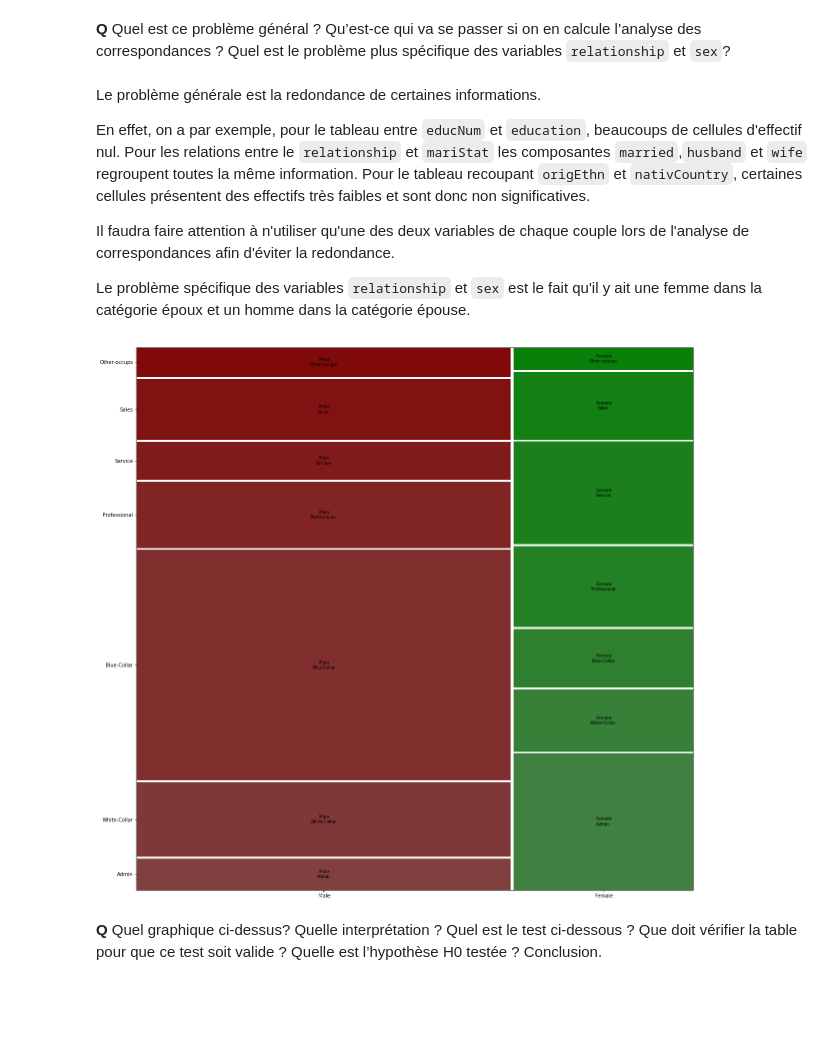
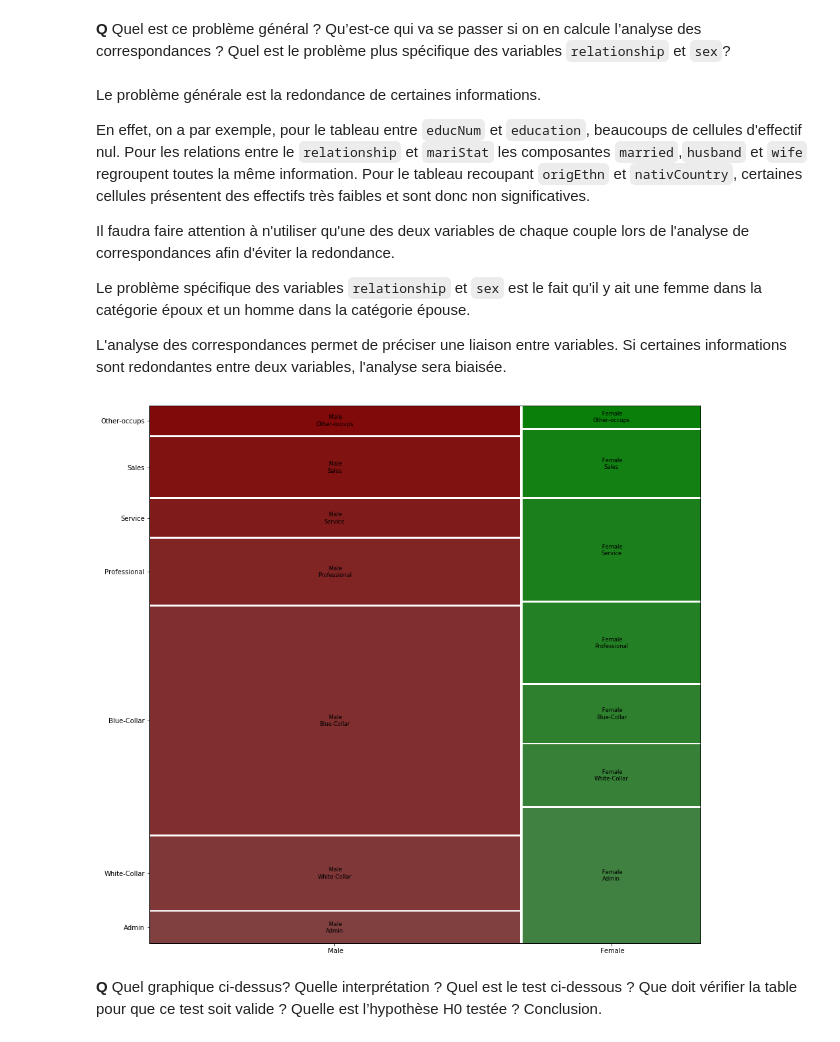
Before and after one commit to LouisDelvaux/Exploration4A, a Jupyter notebook: Adult-Census/Explo-Python-AdultCensus (PROJET).ipynb, the cells around one changed output. Cells and saved outputs as stored; diff of their text form; code cells hidden in the pictures; blank space fills up the shorter version.

```diff
--- a/Adult-Census/Explo-Python-AdultCensus (PROJET).ipynb
+++ b/Adult-Census/Explo-Python-AdultCensus (PROJET).ipynb
@@ -390,13 +390,15 @@ En effet, on a par exemple, pour le tableau entre `educNum` et `education`, beau
 Il faudra faire attention à n'utiliser qu'une des deux variables de chaque couple lors de l'analyse de correspondances afin d'éviter la redondance.
 
 Le problème spécifique des variables `relationship` et `sex` est le fait qu'il y ait une femme dans la catégorie époux et un homme dans la catégorie épouse.
+
+L'analyse des correspondances permet de préciser une liaison entre variables. Si certaines informations sont redondantes entre deux variables, l'analyse sera biaisée.
 # %%
 from statsmodels.graphics.mosaicplot import mosaic
-fig, ax = plt.subplots(figsize=(20,20))
-mosaic(dataBase,["sex","occup"],ax)
+fig, ax = plt.subplots(figsize=(15,15))
+mosaic(dataBase, ["sex","occup"], ax)
 plt.show()
 # %% [output]
-[figure, old version]
+[figure, new version]
 # %% [markdown]
 **Q** Quel graphique ci-dessus?  Quelle interprétation ? Quel est le test ci-dessous ? Que doit vérifier la table pour que ce test soit valide ? Quelle est l’hypothèse H0 testée ? Conclusion.
 # %% [markdown]
```
Also changed, not shown: parts of 28 cells of this notebook.
